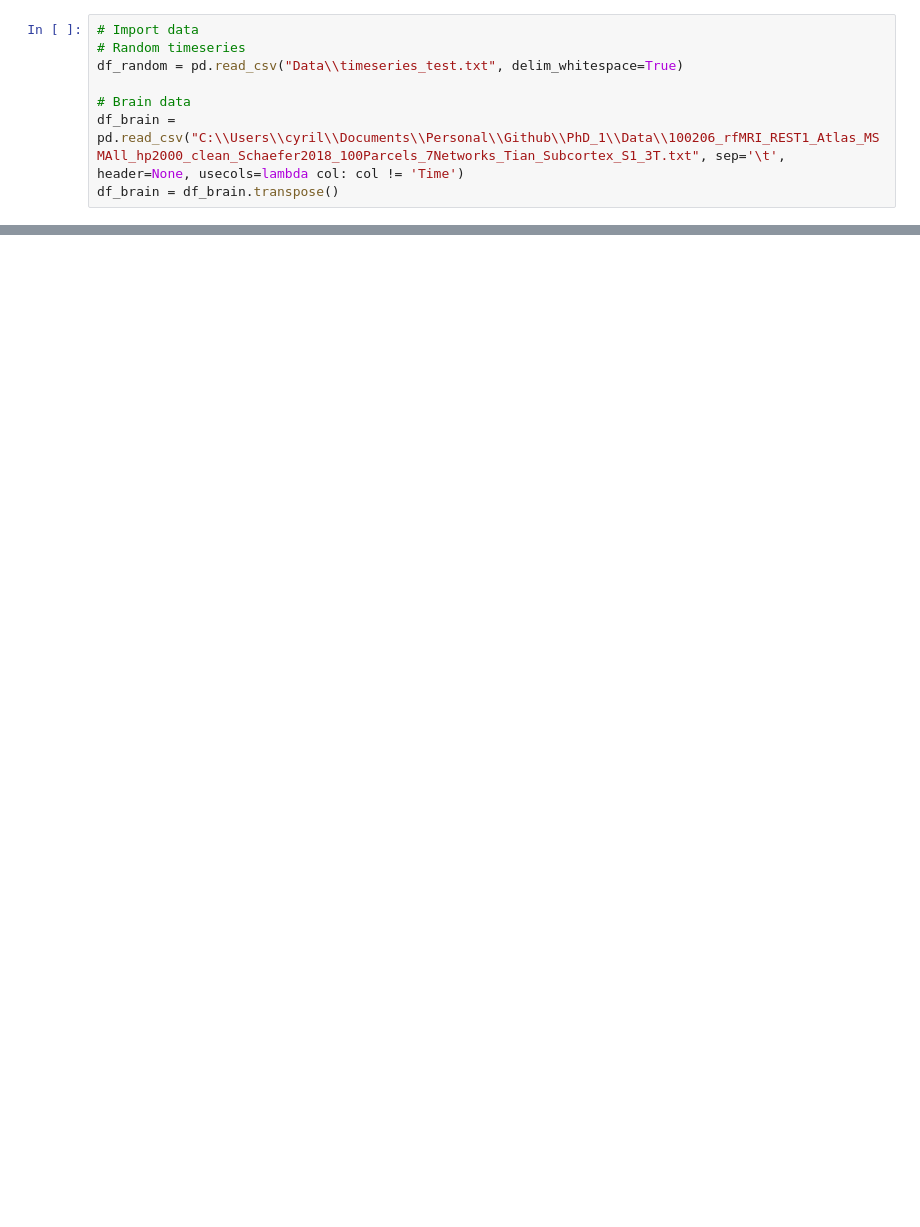
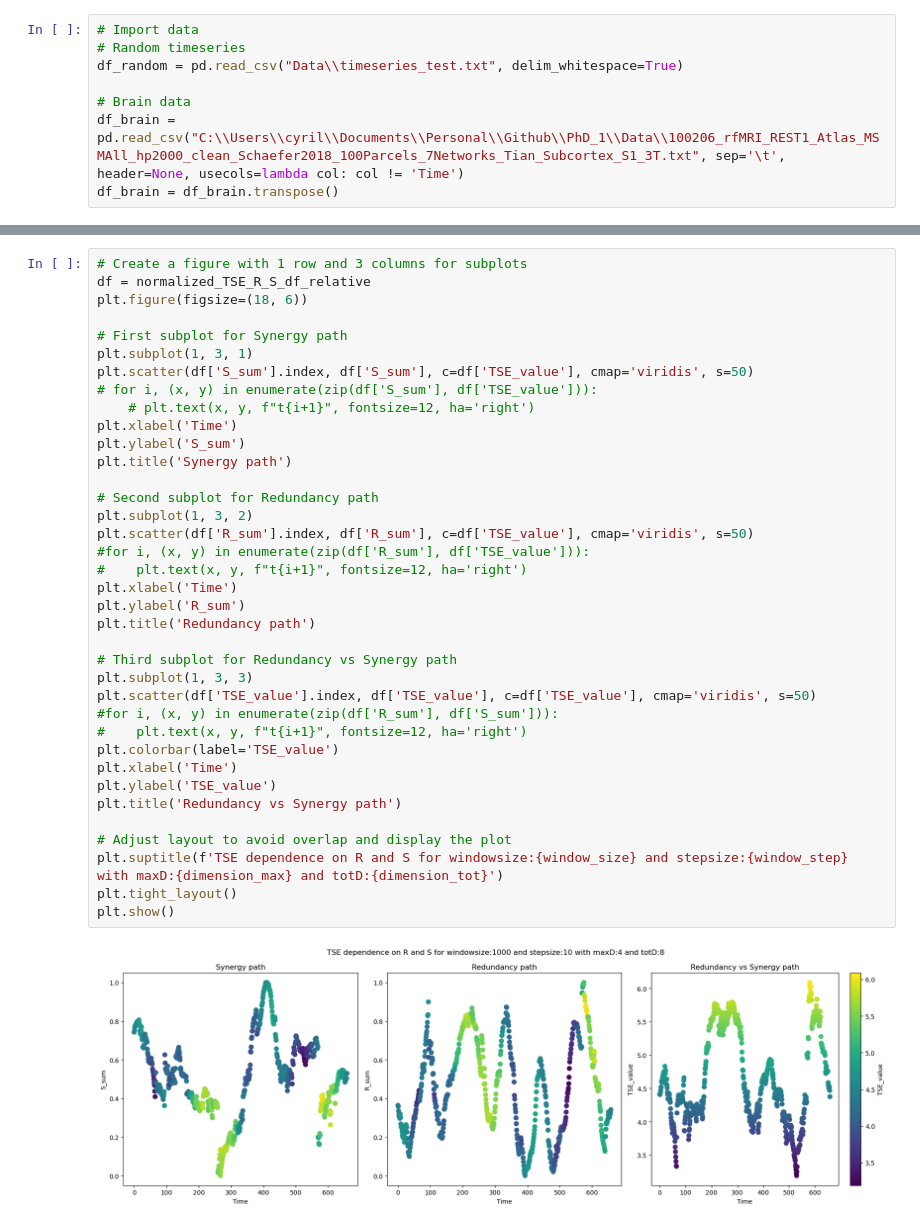
Before and after one commit to cyrilrommens/PhD_1, a Jupyter notebook: TSE_data_TC_MI.ipynb, the cells around one changed output, grey strips where cells are left out. Cells and saved outputs as stored; diff of their text form; blank space fills up the shorter version.

```diff
--- a/TSE_data_TC_MI.ipynb
+++ b/TSE_data_TC_MI.ipynb
@@ -170,0 +294,39 @@ plt.show()
+# %%
+# Create a figure with 1 row and 3 columns for subplots
+df = normalized_TSE_R_S_df_relative
+plt.figure(figsize=(18, 6))
+
+# First subplot for Synergy path
+plt.subplot(1, 3, 1)
+plt.scatter(df['S_sum'].index, df['S_sum'], c=df['TSE_value'], cmap='viridis', s=50)
+# for i, (x, y) in enumerate(zip(df['S_sum'], df['TSE_value'])):
+    # plt.text(x, y, f"t{i+1}", fontsize=12, ha='right')
+plt.xlabel('Time')
+plt.ylabel('S_sum')
+plt.title('Synergy path')
+
+# Second subplot for Redundancy path
+plt.subplot(1, 3, 2)
+plt.scatter(df['R_sum'].index, df['R_sum'], c=df['TSE_value'], cmap='viridis', s=50)
+#for i, (x, y) in enumerate(zip(df['R_sum'], df['TSE_value'])):
+#    plt.text(x, y, f"t{i+1}", fontsize=12, ha='right')
+plt.xlabel('Time')
+plt.ylabel('R_sum')
+plt.title('Redundancy path')
+
+# Third subplot for Redundancy vs Synergy path
+plt.subplot(1, 3, 3)
+plt.scatter(df['TSE_value'].index, df['TSE_value'], c=df['TSE_value'], cmap='viridis', s=50)
+#for i, (x, y) in enumerate(zip(df['R_sum'], df['S_sum'])):
+#    plt.text(x, y, f"t{i+1}", fontsize=12, ha='right')
+plt.colorbar(label='TSE_value')
+plt.xlabel('Time')
+plt.ylabel('TSE_value')
+plt.title('Redundancy vs Synergy path')
+
+# Adjust layout to avoid overlap and display the plot
+plt.suptitle(f'TSE dependence on R and S for windowsize:{window_size} and stepsize:{window_step} with maxD:{dimension_max} and totD:{dimension_tot}')
+plt.tight_layout()
+plt.show()
+# %% [output]
+[figure, added]
```
Also changed, not shown: parts of 15 cells of this notebook, 5 other files.
